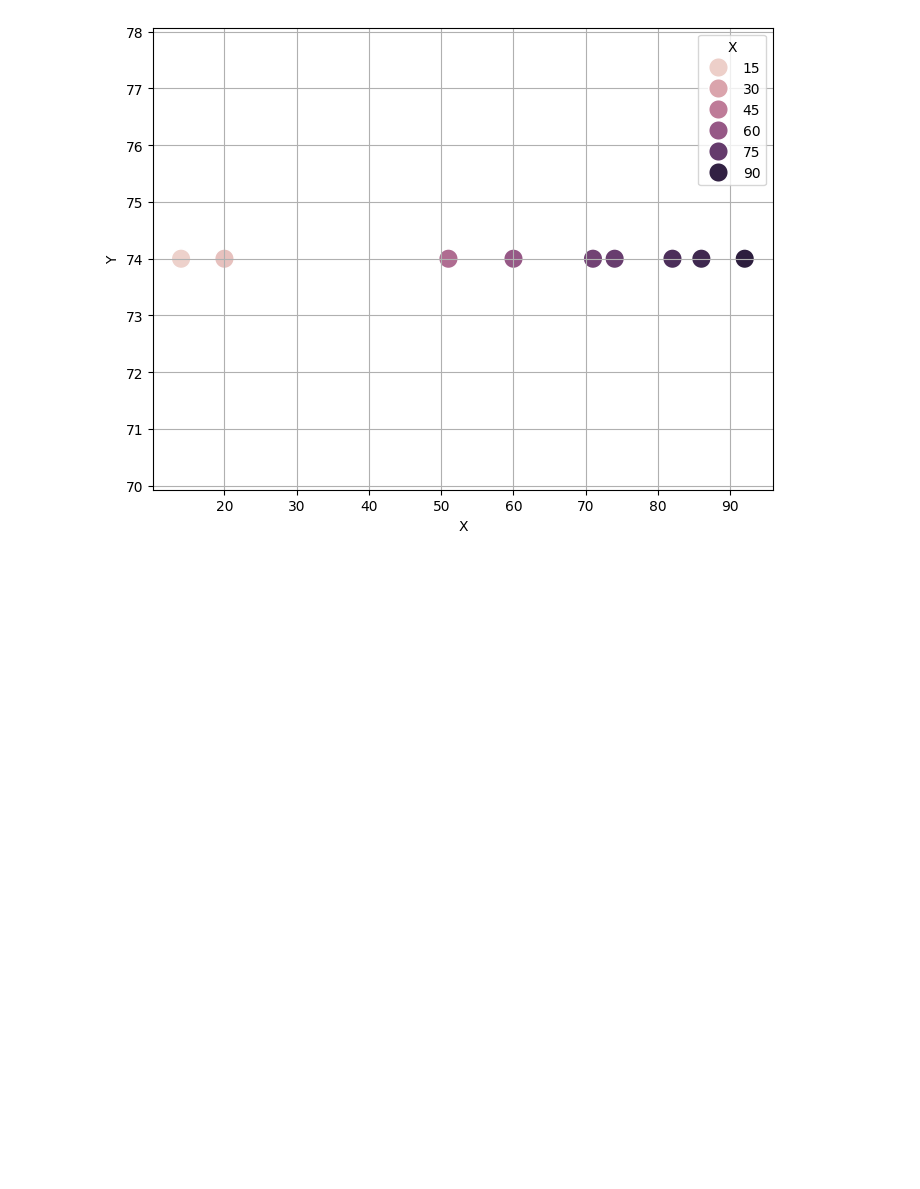
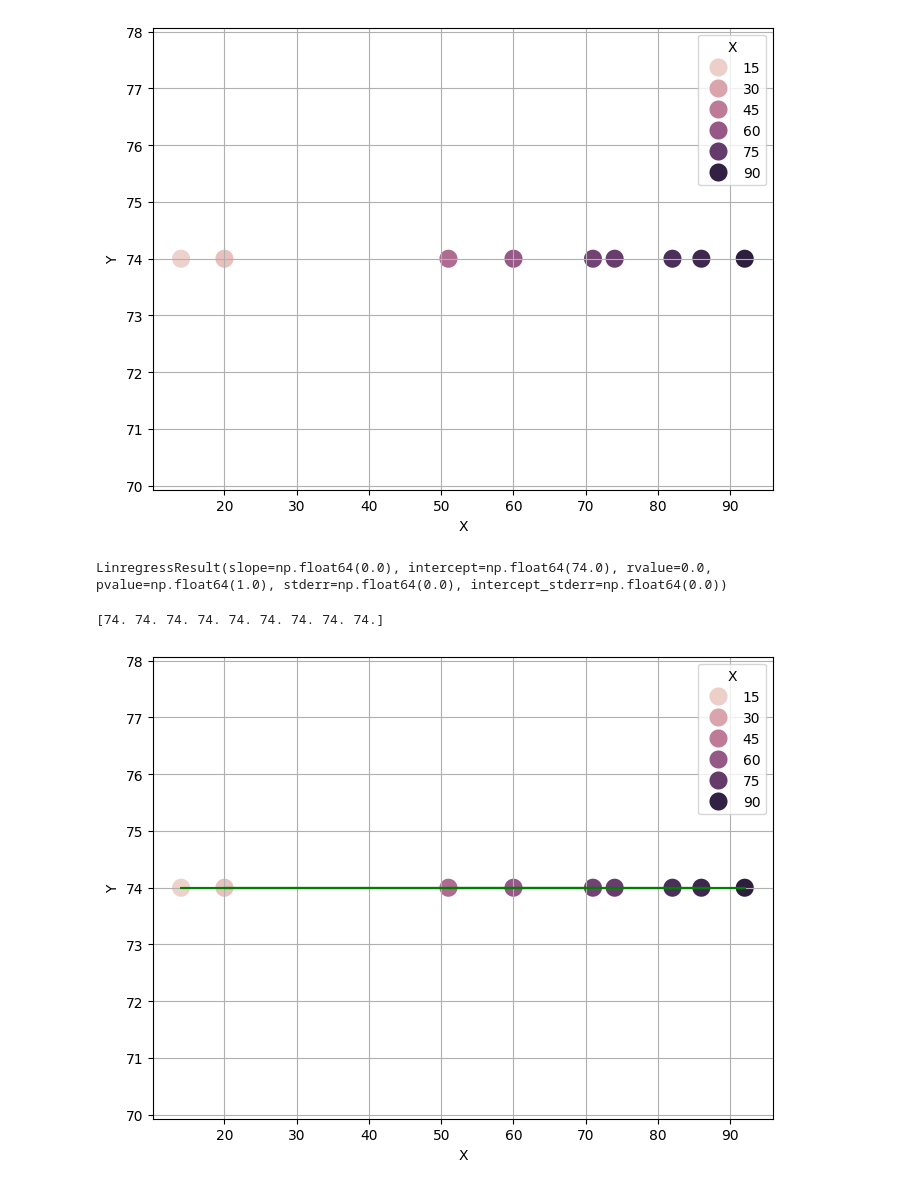
Before and after one commit to gabrielgaia/p-value-confidence-intervals-correlation, a Jupyter notebook: main.ipynb, the cells around one changed output. Saved outputs shown, nothing was run; the diff lists cells and outputs as text; code cells hidden in the pictures; blank space fills up the shorter version.

Commit message:
feat: plots distributions graphs

```diff
--- a/main.ipynb
+++ b/main.ipynb
@@ -32,3 +33,26 @@ sns.scatterplot(x='X', y='Y', data=df, hue=df['X'], s=200)
 plt.show()
 # %% [output]
 [figure]
+# %%
+# Calcula linha de relação entre as distribuições
+lr = s.linregress(x_dist, y_dist)
+
+print(lr)
+# %% [output]
+LinregressResult(slope=np.float64(0.0), intercept=np.float64(74.0), rvalue=0.0, pvalue=np.float64(1.0), stderr=np.float64(0.0), intercept_stderr=np.float64(0.0))
+# %%
+# Utiliza informações calculadas para montar array com os pontos da linha
+line = lr.slope * x_dist + lr.intercept
+
+print(line)
+# %% [output]
+[74. 74. 74. 74. 74. 74. 74. 74. 74.]
+# %%
+# Plota gráfico com a linha de relação das distribuições
+plt.figure(figsize=(8, 6))
+plt.grid(True)
+sns.scatterplot(data=df, x='X', y='Y', hue=df['X'], s=200)
+plt.plot(df['X'], line, color='green')
+plt.show()
+# %% [output]
+[figure, added]
```
Also changed, not shown: parts of 2 cells of this notebook, 1 other file.
